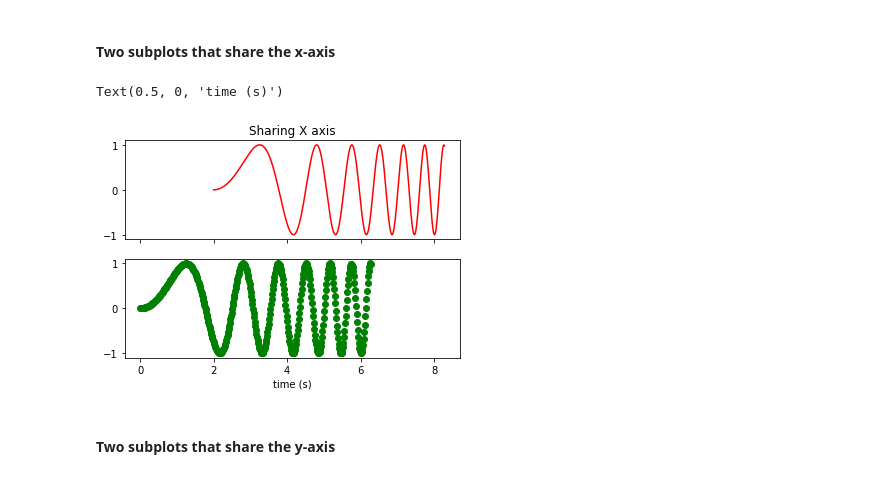
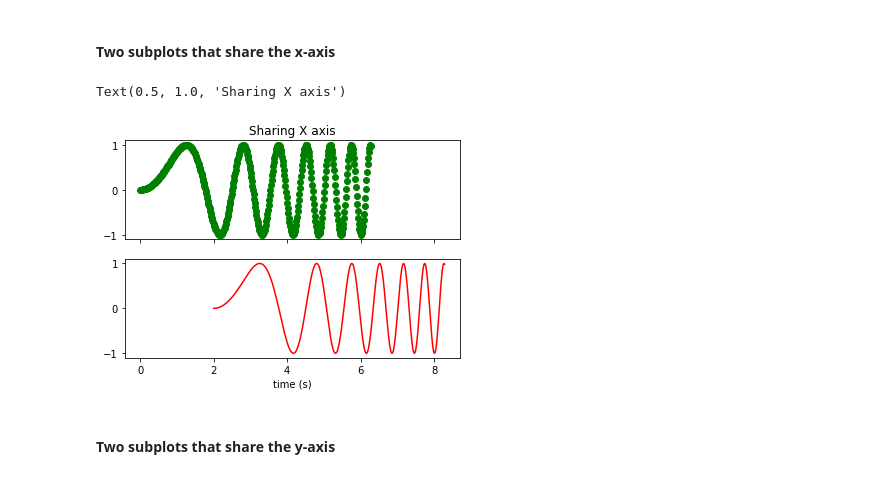
Before and after one commit to ds-connectors/Physics-88-SP22, a Jupyter notebook: Week05/Lecture03.ipynb, the cells around one changed output. Saved outputs shown, nothing was run; the diff lists cells and outputs as text; code cells hidden in the pictures.

```diff
--- a/Week05/Lecture03.ipynb
+++ b/Week05/Lecture03.ipynb
@@ -309,13 +327,13 @@ plt.show()
 #### Two subplots that share the x-axis
 # %%
 f, axarr = plt.subplots(2, sharex=True)
-axarr[0].plot(x+2, y,'r')
+axarr[1].plot(x+2, y,'r')
+axarr[0].scatter(x, y, color='g')
+axarr[1].set_xlabel('time (s)')
 axarr[0].set_title('Sharing X axis')
-axarr[1].scatter(x, y, color='g')
-axarr[1].set_xlabel('time (s)')
 # %% [output]
-Text(0.5, 0, 'time (s)')
+Text(0.5, 1.0, 'Sharing X axis')
-[figure, old version]
+[figure, new version]
 # %% [markdown]
 #### Two subplots that share the y-axis
 # %%
```
Also changed, not shown: parts of 7 cells of this notebook, 24 other files.
